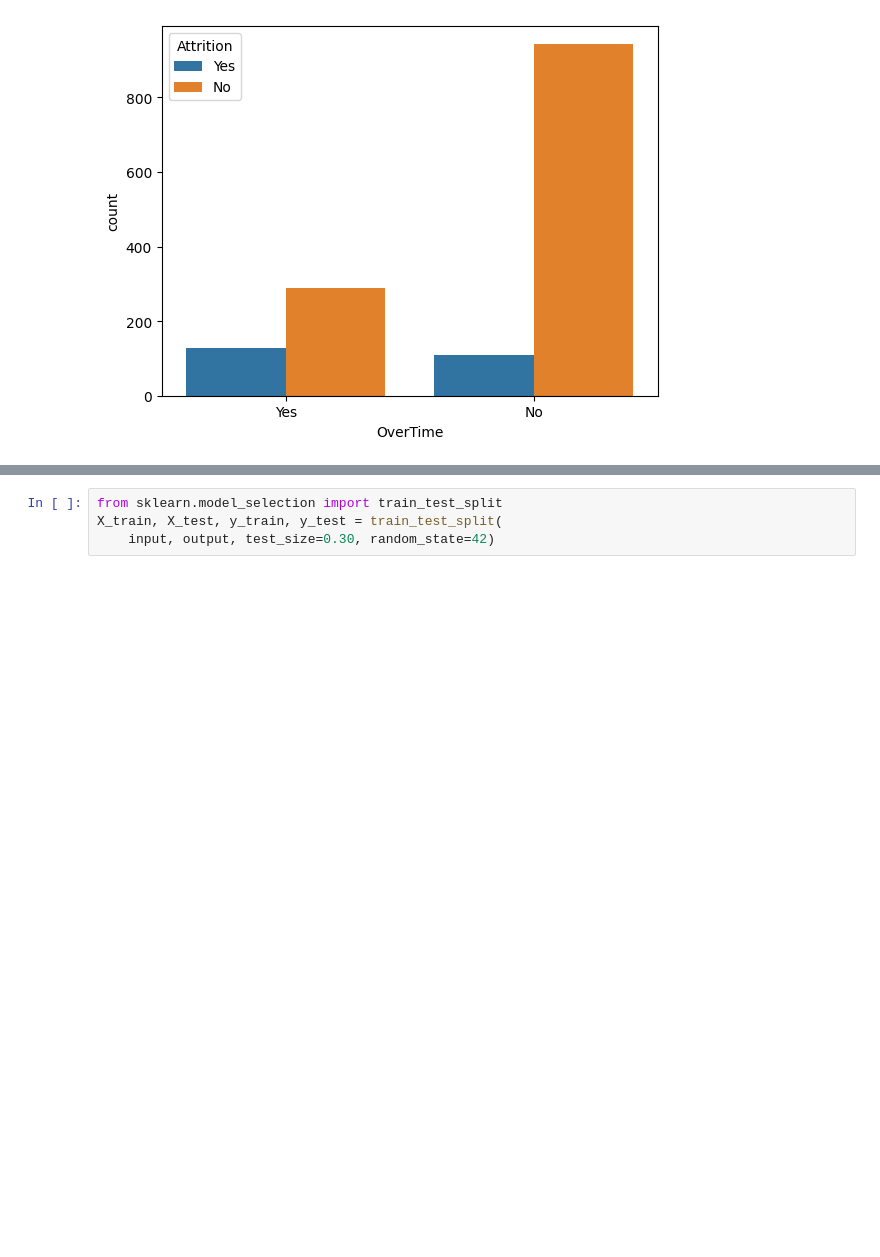
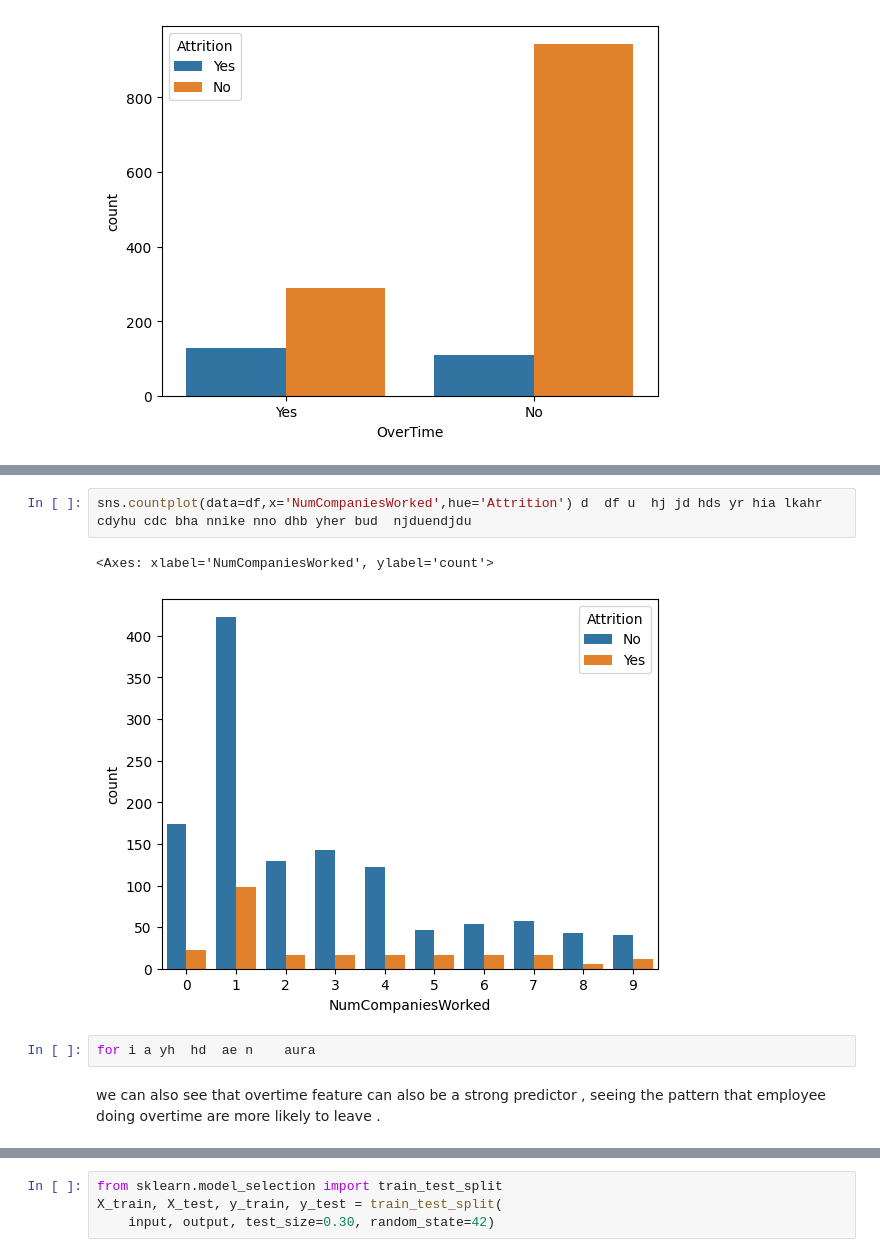
Before and after one commit to Nikesh5005/ML_PROJ, a Jupyter notebook: decision_tree.ipynb, the cells around one changed output, grey strips where cells are left out. Saved outputs shown, nothing was run; the diff lists cells and outputs as text; blank space fills up the shorter version.

```diff
--- a/decision_tree.ipynb
+++ b/decision_tree.ipynb
@@ -177,3 +211,12 @@ sns.countplot(data=df, x='OverTime', hue='Attrition')
+# %%
+sns.countplot(data=df,x='NumCompaniesWorked',hue='Attrition') d  df u  hj jd hds yr hia lkahr cdyhu cdc bha nnike nno dhb yher bud  njduendjdu
+# %% [output]
+<Axes: xlabel='NumCompaniesWorked', ylabel='count'>
+[figure, added]
+# %%
+for i a yh  hd  ae n    aura
+# %% [markdown]
+we can also see that overtime feature can also be a strong predictor , seeing the pattern that employee doing overtime are more likely to leave .
 # %%
 output=df['Attrition']
 input=df.drop(labels='Attrition',axis=1)
```
Also changed, not shown: parts of 10 cells of this notebook.
